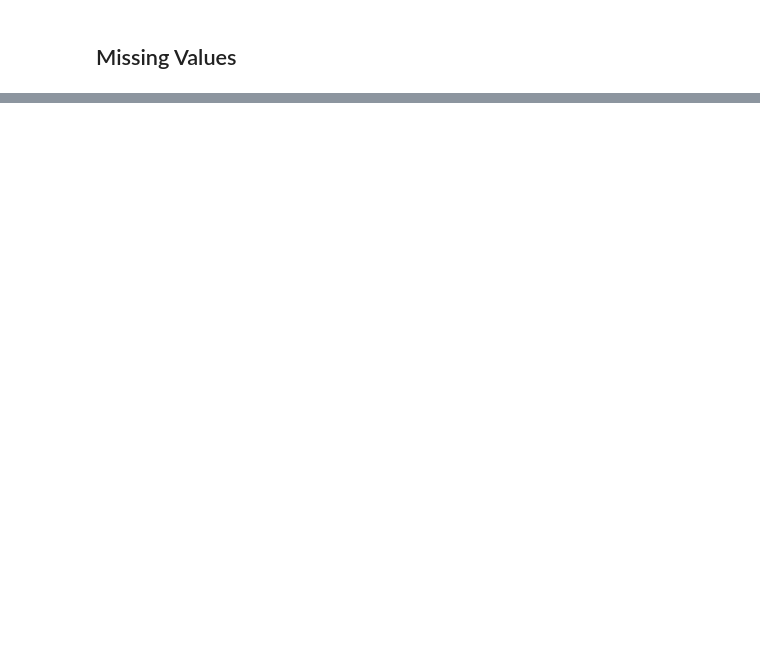
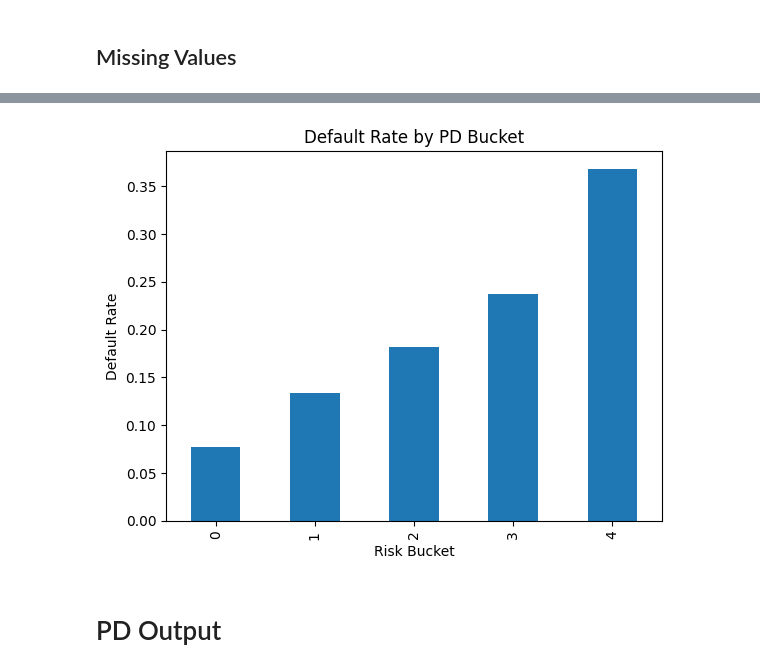
Before and after one commit to xinhaozhang0819-collab/IDS583_Final_Project, a Jupyter notebook: notebooks/exploratory_analysis.ipynb, the cells around one changed output, grey strips where cells are left out. Drawn from its saved outputs; the diff is of its cells as text; code cells hidden in the pictures; blank space fills up the shorter version.

```diff
--- a/notebooks/exploratory_analysis.ipynb
+++ b/notebooks/exploratory_analysis.ipynb
@@ -42,0 +186,14 @@ df.isnull().mean()
+# %%
+# Risk Segmentation
+df_test = pd.DataFrame({"PD": y_pred, "actual": y_test})
+
+df_test["bucket"] = pd.qcut(df_test["PD"], 5, labels=False)
+
+df_test.groupby("bucket")["actual"].mean().plot(kind="bar")
+
+plt.title("Default Rate by PD Bucket")
+plt.xlabel("Risk Bucket")
+plt.ylabel("Default Rate")
+plt.show()
+# %% [output]
+[figure, added]
@@ -42,0 +202,2 @@ df.isnull().mean()
+# %% [markdown]
+# PD Output
```
Also changed, not shown: parts of 29 cells of this notebook, 7 other files.
